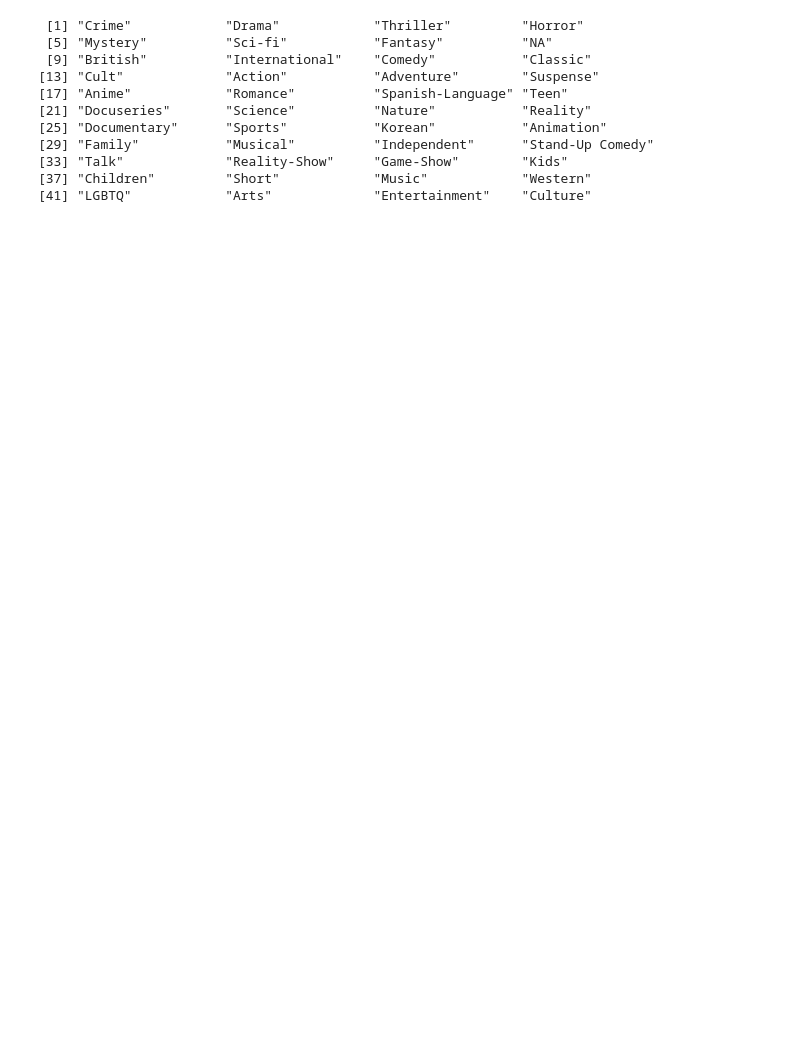
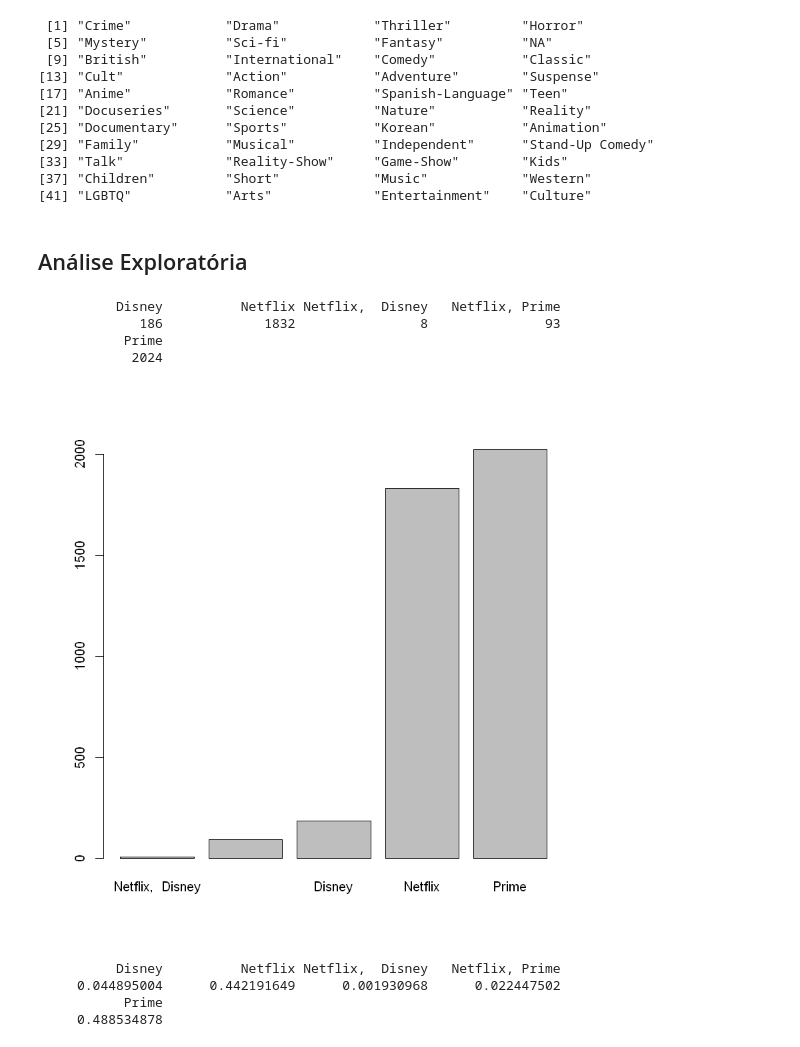
Before and after one commit to igorcj/AEDV, a Jupyter notebook: TV-Shows_Michels.ipynb, the cells around one changed output. Cells and saved outputs as stored; diff of their text form; code cells hidden in the pictures; blank space fills up the shorter version.

Commit message:
some graphs

```diff
--- a/TV-Shows_Michels.ipynb
+++ b/TV-Shows_Michels.ipynb
@@ -36,6 +49,5 @@ Compondo a base do trabalho:
 # %%
 # Limpando o databse conjunto para os dados relevantes
-
 
 cshows <- shows %>% mutate(Streamings = paste(sep = " ", ifelse(Netflix == 1, "Netflix", ""),
                                                          ifelse(Prime_Video == 1, "Prime", ""),
@@ -45,6 +57,7 @@ cshows <- shows %>% mutate(Streamings = paste(sep = " ", ifelse(Netflix == 1, "N
                                         select(-Netflix, -Hulu, -Prime_Video, -DisneyPlus, -type, -ID)
 
 cshows <- subset(cshows, Streamings != "NA, NA NA" & Streamings != "")
+cshows <- cshows %>% mutate(Rotten_Tomatoes = as.numeric(sub("%", "", Rotten_Tomatoes)))
 
 # Importanto Genero dos demais databases
 
@@ -112,3 +125,25 @@ gens
 [33] "Talk"             "Reality-Show"     "Game-Show"        "Kids"
 [37] "Children"         "Short"            "Music"            "Western"
 [41] "LGBTQ"            "Arts"             "Entertainment"    "Culture"
+# %% [markdown]
+## Análise Exploratória
+# %%
+plataforma <- table(cshows$Streamings)
+plataforma
+# %% [output]
+          Disney          Netflix Netflix,  Disney   Netflix, Prime
+             186             1832                8               93
+           Prime
+            2024
+# %%
+barplot(sort(plataforma))
+# %% [output]
+[figure, added]
+# %%
+plataforma <- prop.table(plataforma)
+plataforma
+# %% [output]
+          Disney          Netflix Netflix,  Disney   Netflix, Prime
+     0.044895004      0.442191649      0.001930968      0.022447502
+           Prime
+     0.488534878
```
Also changed, not shown: parts of 28 cells of this notebook, 1 other file.
